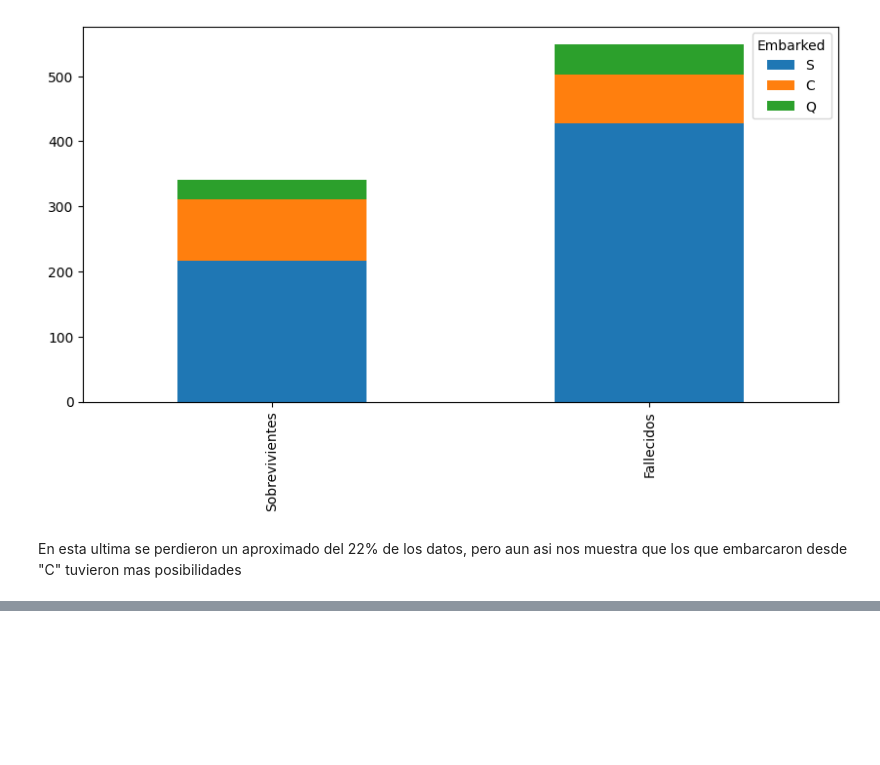
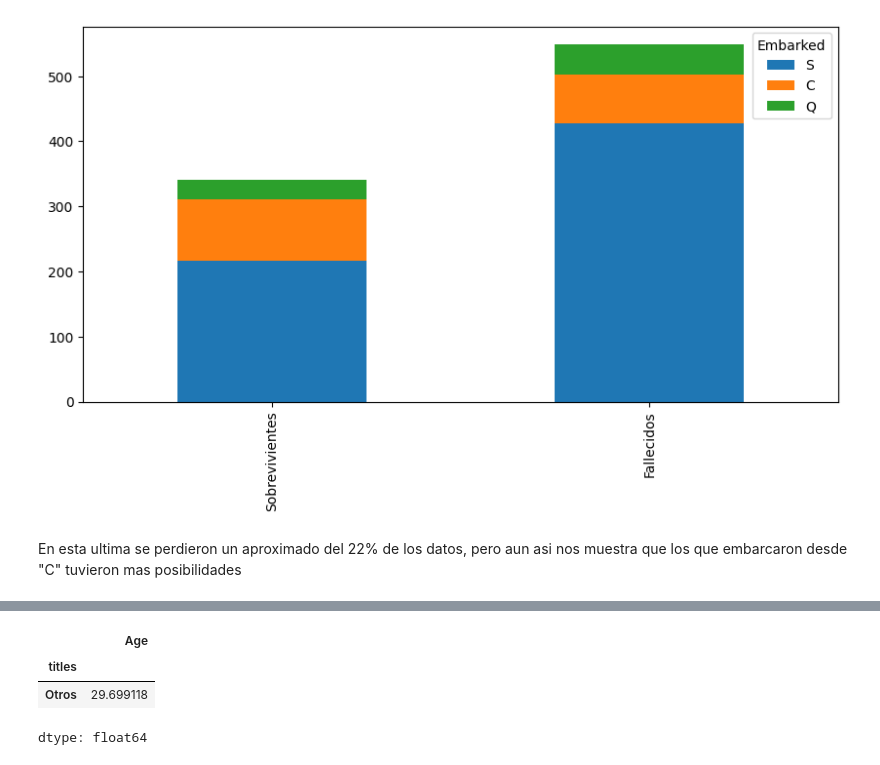
Before and after one commit to Sj-kronton/IA_2025, a Jupyter notebook: Taitanic.ipynb, the cells around one changed output, grey strips where cells are left out. Cells and saved outputs as stored; diff of their text form; code cells hidden in the pictures; blank space fills up the shorter version.

```diff
--- a/Taitanic.ipynb
+++ b/Taitanic.ipynb
@@ -146,0 +196,8 @@ En esta ultima se perdieron un aproximado del 22% de los datos, pero aun asi nos
+# %%
+title_age_means=df.groupby("titles")["Age"].mean()
+title_age_means
+# %% [output]
+|  | Age |
+| titles |  |
+| Otros | 29.699118 |
+dtype: float64
```
Also changed, not shown: parts of 9 cells of this notebook.
